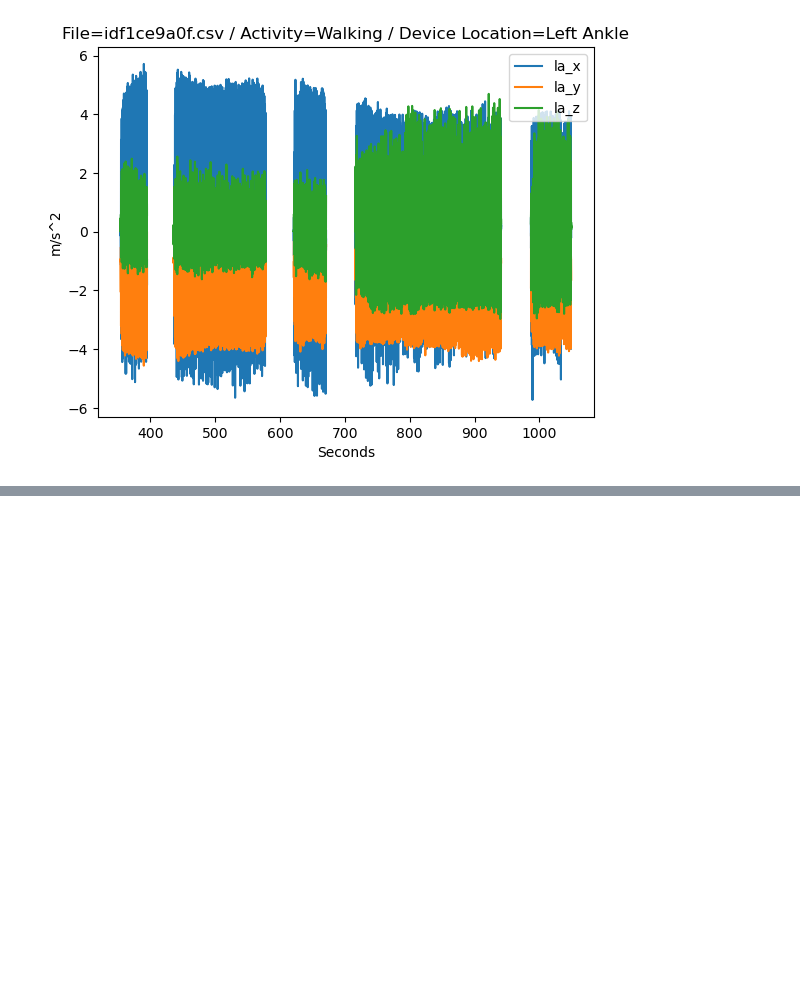
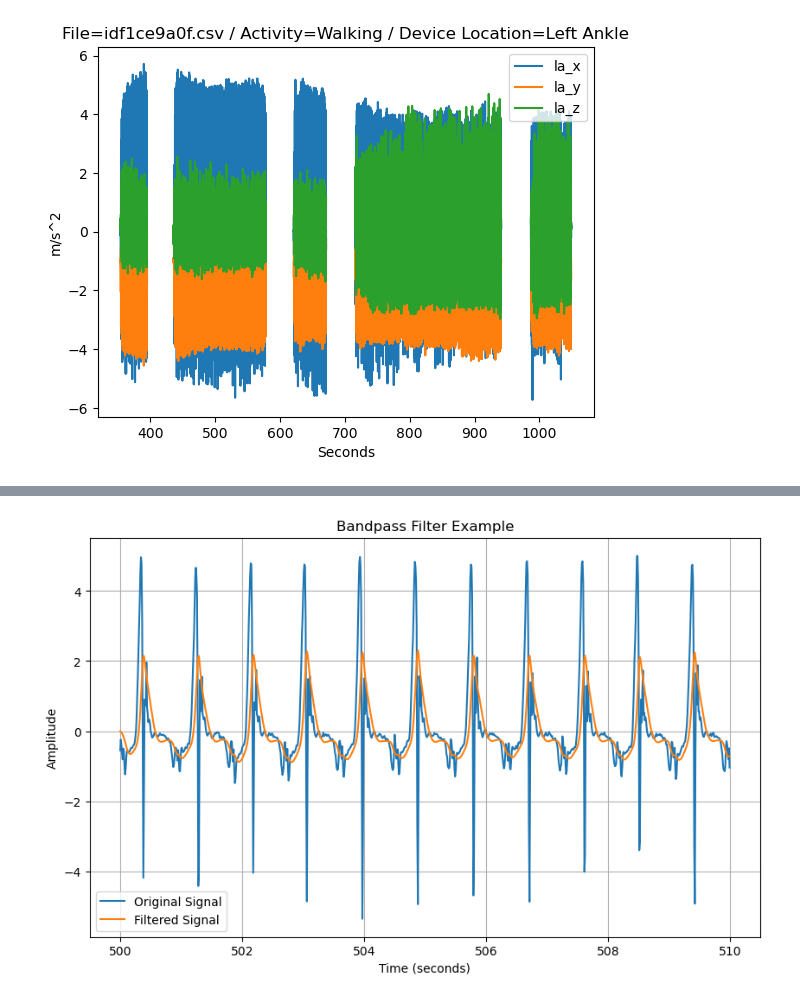
Before and after one commit to rkevinchao/walking_detection, a Jupyter notebook: source/02_data_preparation.ipynb, the cells around one changed output, grey strips where cells are left out. Cells and saved outputs as stored; diff of their text form; code cells hidden in the pictures; blank space fills up the shorter version.

```diff
--- a/source/02_data_preparation.ipynb
+++ b/source/02_data_preparation.ipynb
@@ -39,12 +38,0 @@ utils.plot_zoomin(file_id, df, activity, device_location, t0, t1)
-# %%
-'''
-Use frequency analysis to obtain steps counts
-'''
-
-# First prepare a 10-sec walking records from Left ankle
-df2 = df[df.activity==1]                             # Select Walking data
-df2_cut = df2[(df2.time_s>=360) & (df2.time_s<370)]  # Cut into a 10-sec segment
-
-# Apply FFT with Scipy
-
-plt.plot(df2_cut.time_s, df2_cut.la_x)
@@ -142,0 +150,27 @@ df2_cut
+# %%
+device_location = 'la'  # left Ankle
+activity = 1            # 1: Walking
+t0 = 500
+t1 = 510
+signal_data_t, signal_data_x, signal_data_y, signal_data_z = cut_data(df, device_location, activity, t0, t1)
+
+t = signal_data_t
+signal = signal_data_x
+# Design and apply bandpass filter
+lowcut  = 1  # Lower cutoff frequency
+highcut = 30.0  # Upper cutoff frequency
+order = 2      # Filter order
+
+filtered_signal = butter_bandpass_filter(signal, lowcut, highcut, fs, order)
+
+# Plot the original and filtered signals
+plt.figure(figsize=(10, 6))
+plt.plot(t, signal, label='Original Signal')
+plt.plot(t, filtered_signal, label='Filtered Signal')
+plt.title('Bandpass Filter Example')
+plt.xlabel('Time (seconds)')
+plt.ylabel('Amplitude')
+plt.legend()
+plt.grid(True)
+# %% [output]
+[figure, added]
```
Also changed, not shown: parts of 12 cells of this notebook, 2 other files.
